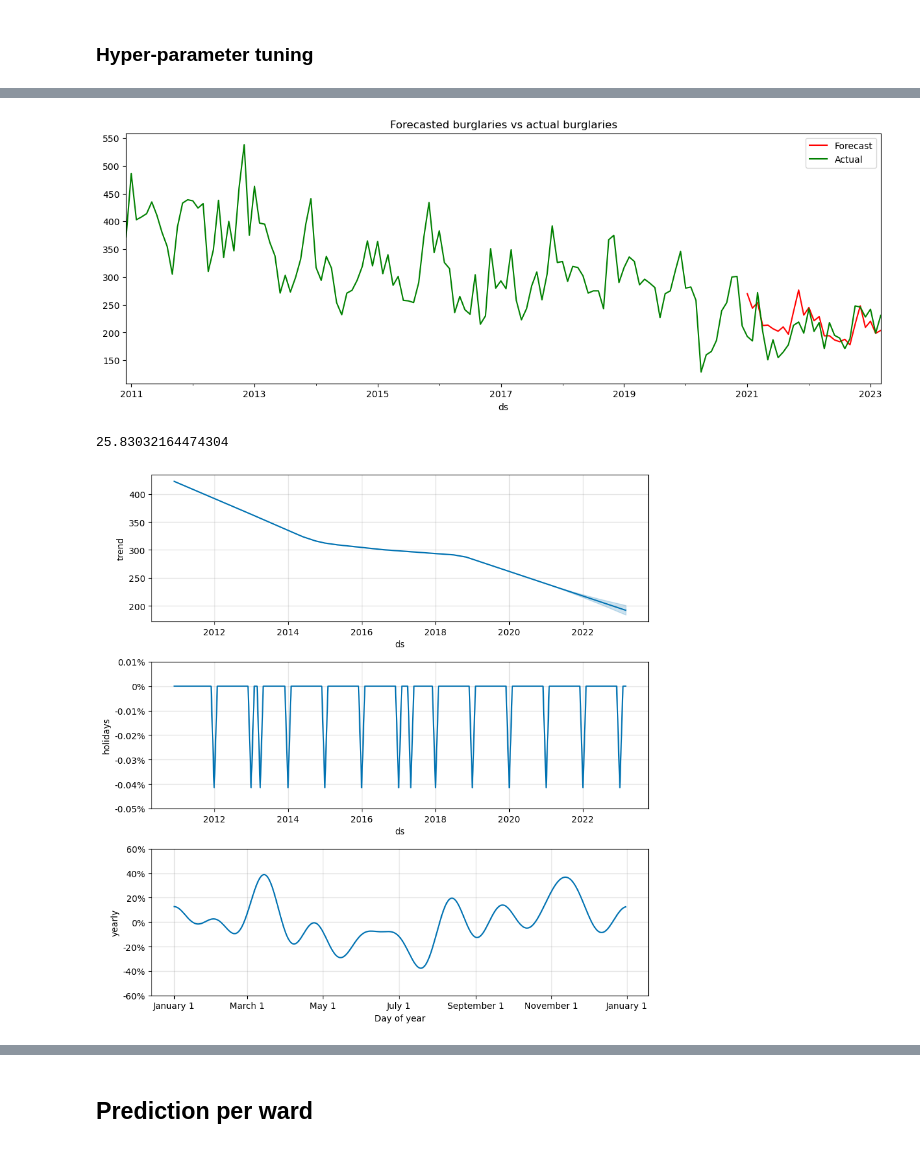
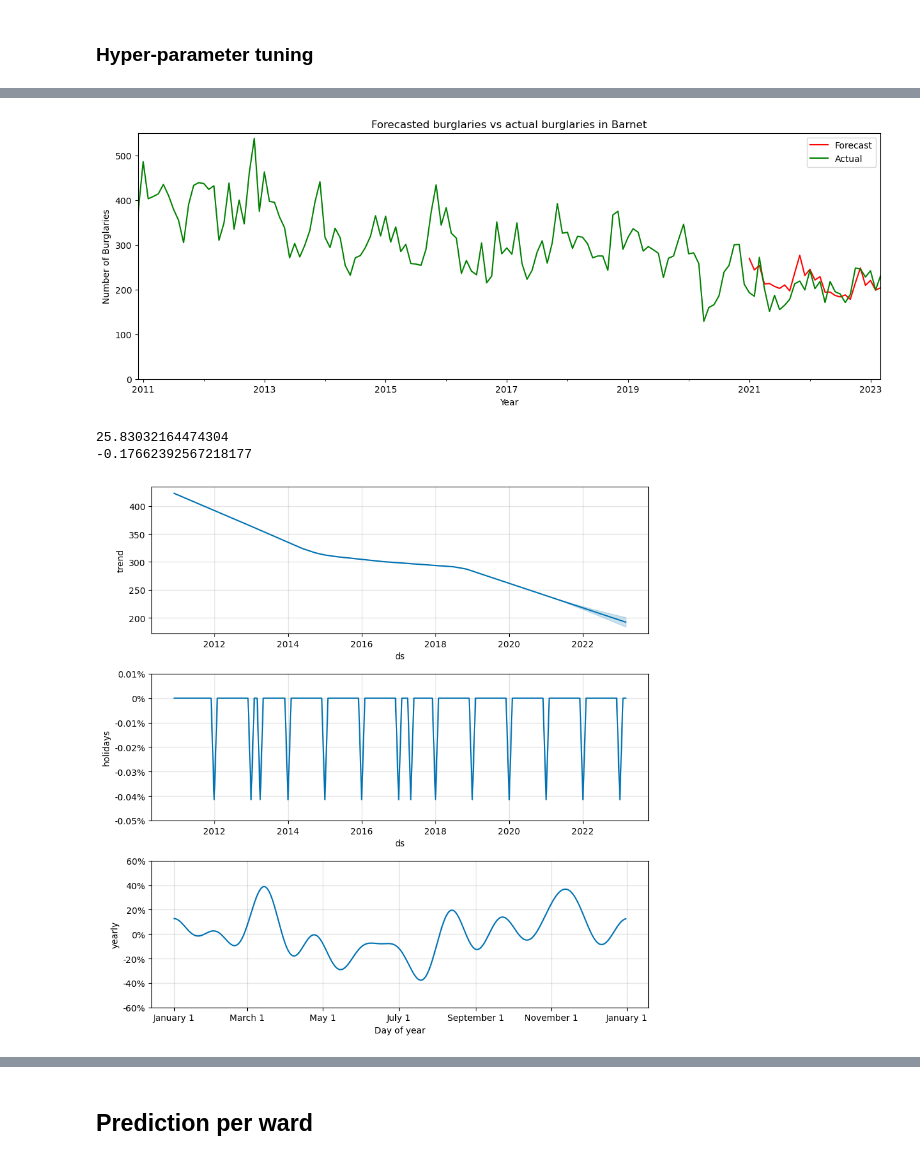
Before and after one commit to isavgt/JBG050-group11, a Jupyter notebook: forecast_prophet.ipynb, the cells around one changed output, grey strips where cells are left out. Drawn from its saved outputs; the diff is of its cells as text; code cells hidden in the pictures.

```diff
--- a/forecast_prophet.ipynb
+++ b/forecast_prophet.ipynb
@@ -104,11 +104,14 @@ f.set_figheight(5)
 f.set_figwidth(15)
 forecast[-forecast_upto:].plot(kind='line',x='ds', y='yhat', color='red', label='Forecast', ax=ax)
 monthly_grouped_df.plot(kind='line',x='ds',y='y', color='green',label='Actual', ax=ax)
-plt.title('Forecasted burglaries vs actual burglaries')
+plt.title('Forecasted burglaries vs actual burglaries in Barnet')
+plt.xlabel("Year")
+plt.ylabel("Number of Burglaries")
+plt.ylim(0,550)
 plt.show()
 
 print(mean_absolute_error(test_data['y'], forecast['yhat'][-forecast_upto:]))
-r2_score(test_data['y'], forecast['yhat'][-forecast_upto:])
+print(r2_score(test_data['y'], forecast['yhat'][-forecast_upto:]))
 
 best_model.plot_components(forecast)
 # %% [output]
@@ -117,5 +120,6 @@ best_model.plot_components(forecast)
-[figure, old version]
+[figure, new version]
 25.83032164474304
+-0.17662392567218177
 [figure]
 [figure]
 # %% [markdown]
```
Also changed, not shown: parts of 7 cells of this notebook.
